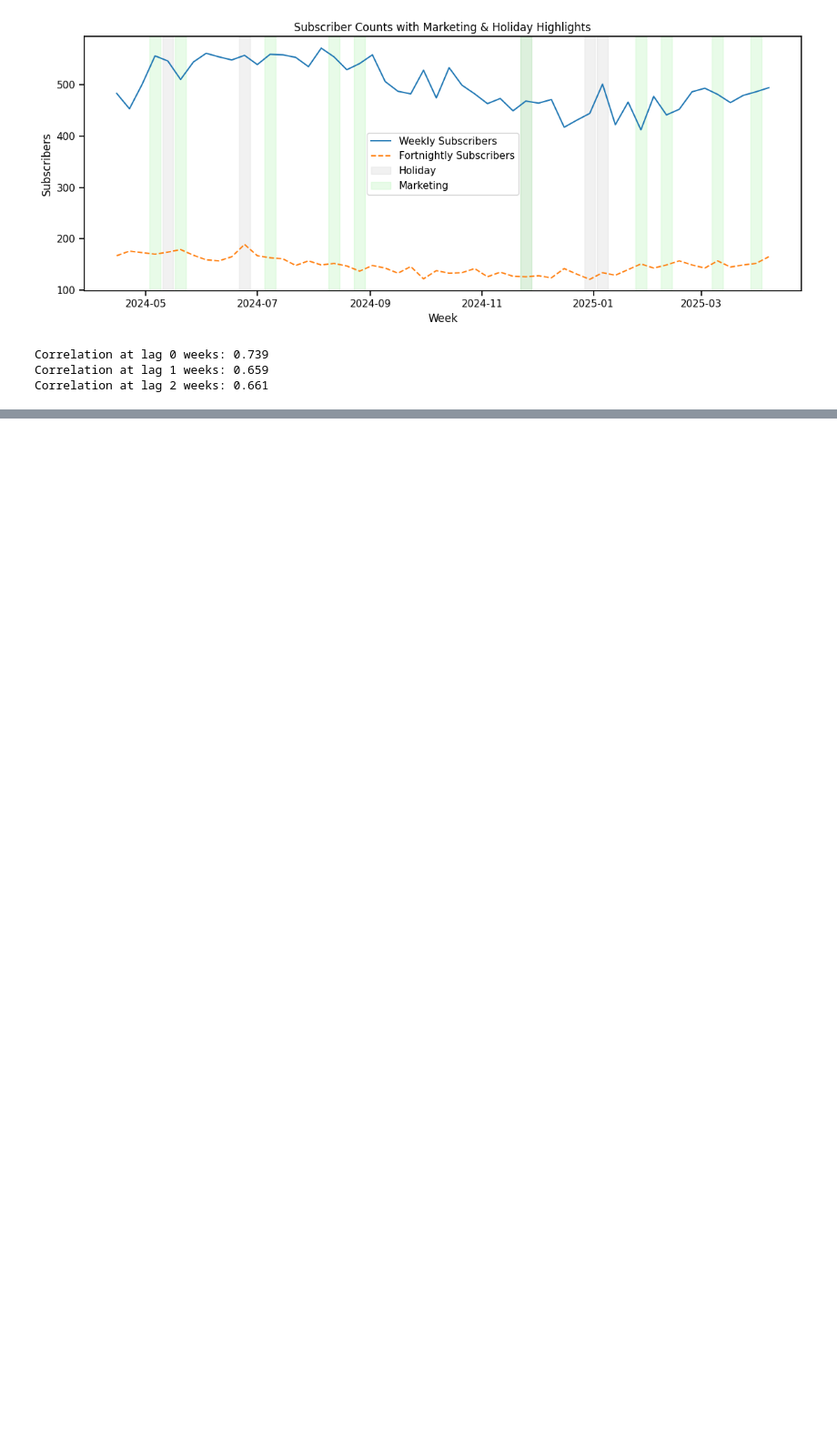
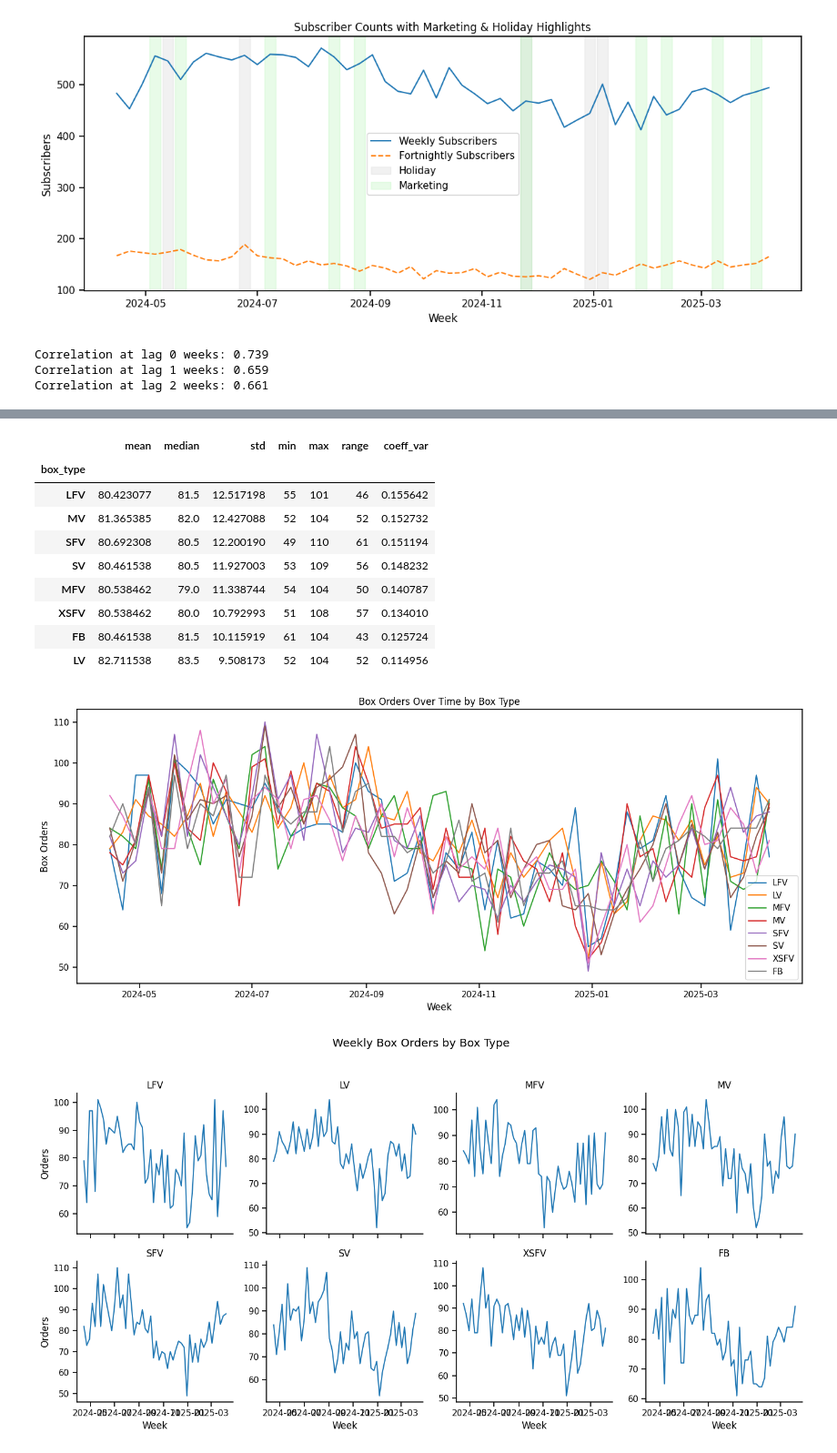
Before and after one commit to TheNerdyCat/ml-oddbox-forecasting, a Jupyter notebook: notebooks/01_eda.ipynb, the cells around one changed output, grey strips where cells are left out. Shown at 91% size. Saved outputs shown, nothing was run; the diff lists cells and outputs as text; code cells hidden in the pictures; blank space fills up the shorter version.

```diff
--- a/notebooks/01_eda.ipynb
+++ b/notebooks/01_eda.ipynb
@@ -373,0 +371,51 @@ Correlation at lag 2 weeks: 0.661
+# %%
+# Summary stats
+summary_stats = df_clean.groupby("box_type")["box_orders"].agg(["mean", "median", "std", "min", "max"])
+summary_stats["range"] = summary_stats["max"] - summary_stats["min"]
+summary_stats["coeff_var"] = summary_stats["std"] / summary_stats["mean"]  # measure of relative volatility
+summary_stats = summary_stats.sort_values(by="coeff_var", ascending=False)
+display(summary_stats)
+
+# Line plot by box type
+plt.figure(figsize=(14, 6))
+for box in df_clean["box_type"].unique():
+    box_data = df_clean[df_clean["box_type"] == box]
+    plt.plot(box_data["week"], box_data["box_orders"], label=box)
+
+plt.title("Box Orders Over Time by Box Type")
+plt.xlabel("Week")
+plt.ylabel("Box Orders")
+plt.legend()
+plt.tight_layout()
+plt.show()
+
+# Faceted line plots
+g = sns.FacetGrid(df_clean, col="box_type", col_wrap=4, height=3.5, sharey=False)
+g.map_dataframe(sns.lineplot, x="week", y="box_orders")
+g.set_titles(col_template="{col_name}")
+g.fig.suptitle("Weekly Box Orders by Box Type", y=1.03)
+g.set_axis_labels("Week", "Orders")
+plt.tight_layout()
+plt.show()
+
+# Distribution: Boxplot
+plt.figure(figsize=(10, 5))
+sns.boxplot(data=df_clean, x="box_type", y="box_orders")
+plt.title("Distribution of Weekly Orders by Box Type")
+plt.xlabel("Box Type")
+plt.ylabel("Orders")
+plt.tight_layout()
+plt.show()
+# %% [output]
+|  | mean | median | std | min | max | range | coeff_var |
+| box_type |  |  |  |  |  |  |  |
+| LFV | 80.423077 | 81.5 | 12.517198 | 55 | 101 | 46 | 0.155642 |
+| MV | 81.365385 | 82.0 | 12.427088 | 52 | 104 | 52 | 0.152732 |
+| SFV | 80.692308 | 80.5 | 12.200190 | 49 | 110 | 61 | 0.151194 |
+| SV | 80.461538 | 80.5 | 11.927003 | 53 | 109 | 56 | 0.148232 |
+| MFV | 80.538462 | 79.0 | 11.338744 | 54 | 104 | 50 | 0.140787 |
+| XSFV | 80.538462 | 80.0 | 10.792993 | 51 | 108 | 57 | 0.134010 |
+| FB | 80.461538 | 81.5 | 10.115919 | 61 | 104 | 43 | 0.125724 |
+| LV | 82.711538 | 83.5 | 9.508173 | 52 | 104 | 52 | 0.114956 |
+[figure, added]
+[figure, added]
```
Also changed, not shown: parts of 6 cells of this notebook, 3 other files.
